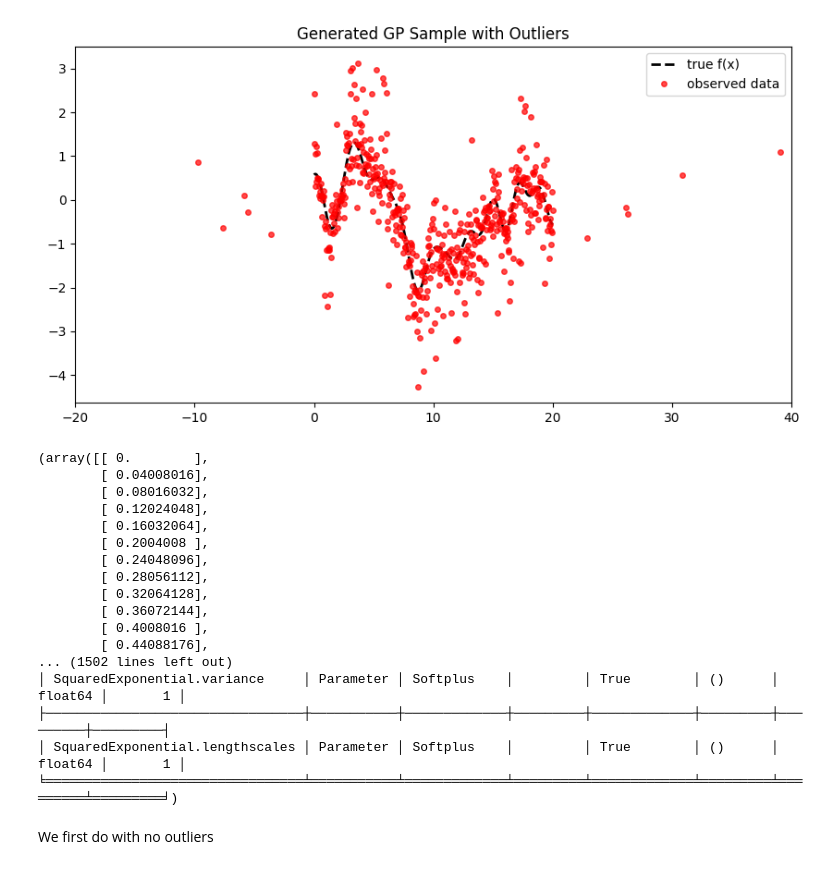
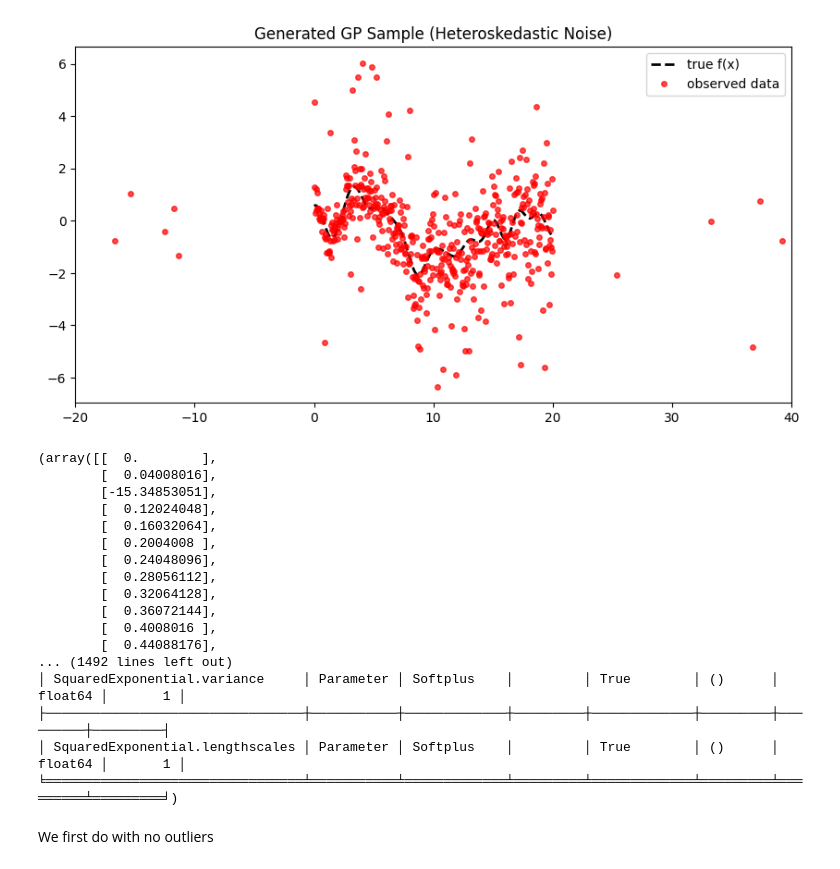
Before and after one commit to PGAcarlesi/LOSS_OPT, a Jupyter notebook: notebooks/simulations.ipynb, the cells around one changed output. Saved outputs shown, nothing was run; the diff lists cells and outputs as text; code cells hidden in the pictures.

```diff
--- a/notebooks/simulations.ipynb
+++ b/notebooks/simulations.ipynb
@@ -99,23 +87,23 @@ def generate_sample(
-# %%
-generate_sample()
-# %% [output]
-[figure, removed]
-(array([[ 0.        ],
-        [ 0.04008016],
-        [ 0.08016032],
-        [ 0.12024048],
-        [ 0.16032064],
-        [ 0.2004008 ],
-        [ 0.24048096],
-        [ 0.28056112],
-        [ 0.32064128],
-        [ 0.36072144],
-        [ 0.4008016 ],
-        [ 0.44088176],
-... (1502 lines left out)
-│ SquaredExponential.variance     │ Parameter │ Softplus    │         │ True        │ ()      │ float64 │       1 │
-├─────────────────────────────────┼───────────┼─────────────┼─────────┼─────────────┼─────────┼─────────┼─────────┤
-│ SquaredExponential.lengthscales │ Parameter │ Softplus    │         │ True        │ ()      │ float64 │       1 │
-╘═════════════════════════════════╧═══════════╧═════════════╧═════════╧═════════════╧═════════╧═════════╧═════════╛)
+# %%
+generate_sample(500,0.5,True,0.1,True)
+# %% [output]
+[figure, added]
+(array([[  0.        ],
+        [  0.04008016],
+        [-15.34853051],
+        [  0.12024048],
+        [  0.16032064],
+        [  0.2004008 ],
+        [  0.24048096],
+        [  0.28056112],
+        [  0.32064128],
+        [  0.36072144],
+        [  0.4008016 ],
+        [  0.44088176],
+... (1492 lines left out)
+│ SquaredExponential.variance     │ Parameter │ Softplus    │         │ True        │ ()      │ float64 │       1 │
+├─────────────────────────────────┼───────────┼─────────────┼─────────┼─────────────┼─────────┼─────────┼─────────┤
+│ SquaredExponential.lengthscales │ Parameter │ Softplus    │         │ True        │ ()      │ float64 │       1 │
+╘═════════════════════════════════╧═══════════╧═════════════╧═════════╧═════════════╧═════════╧═════════╧═════════╛)
 # %% [markdown]
 We first do with no outliers
```
Also changed, not shown: parts of 22 cells of this notebook, 13 other files.
